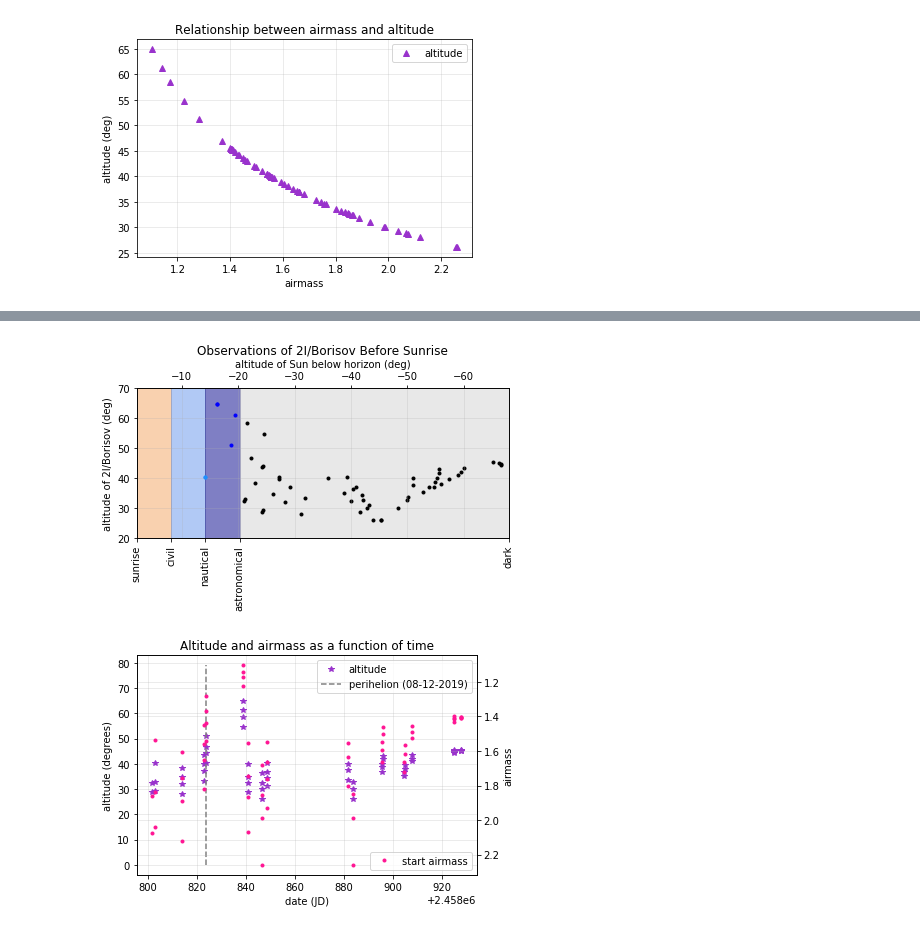
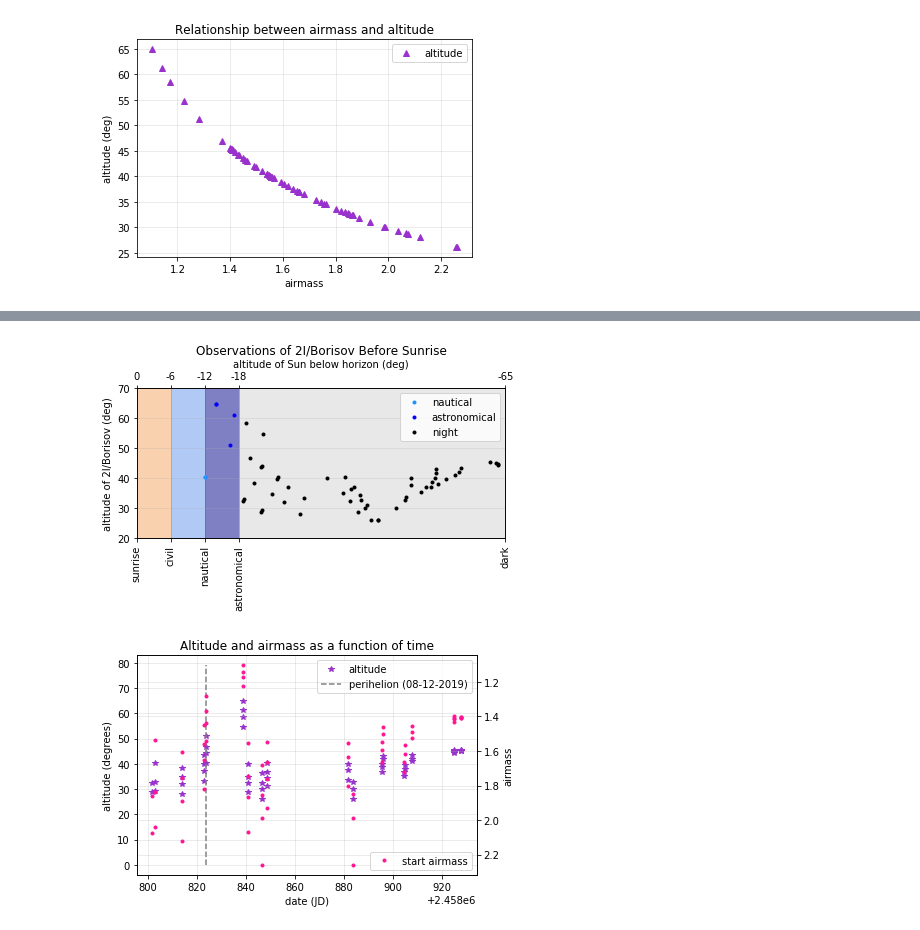
Before and after one commit to awesomecosmos/ASTR381-Research-Project, a Jupyter notebook: ASTR381-Research.ipynb, the cells around one changed output, grey strips where cells are left out. Drawn from its saved outputs; the diff is of its cells as text; code cells hidden in the pictures.

```diff
--- a/ASTR381-Research.ipynb
+++ b/ASTR381-Research.ipynb
@@ -429,23 +429,3 @@ array([-21.96319998, -18.78062788, -22.05068578, -18.89521257,
        -50.03993197, -51.89934861, -53.12517446, -54.49250644,
        -56.17250646, -56.76133819, -57.17345941, -63.72764447,
        -63.73810942, -63.37134386, -62.21421322])
-# %%
-# now we want to sort through the list and assign them to one of 4 categories:
-# nighttime observations, astronomical twilight observations, nautical twilight observations, civil twilight observations
-civil_alts = [] #0,-6
-nautical_alts = [] #-6,-12
-astronomical_alts = [] #-12,-18
-night_alts = []
-for i in altitudes:
-    if (i > -6 and i <= 0):
-        civil_alts.append(i)
-    elif (i > -12 and i <= -6):
-        nautical_alts.append(i)
-    elif (i > -19 and i <= -12):
-        astronomical_alts.append(i)
-    else:
-        night_alts.append(i)
-print(civil_alts)
-print(nautical_alts)
-print(astronomical_alts)
-print(night_alts)
@@ -499,44 +445,52 @@ plt.show()
 # %%
+# plot showing observations in relation to altitude of sun
+# first making a dictionary assigning 2I's altitude to the correponding to the Sun's altitude below the horizon
 alt_dict = {start_alt_angle[i]: altitudes[i] for i in range(len(altitudes))}
 comet_alt, sun_alt = zip(*sorted(alt_dict.items()))
 
+# plotting
 fig, ax = plt.subplots()
-for i in range(0,55):
+for i in range(0,55): #assigning a color to each twilight observation level
     if (sun_alt[i] > -6 and sun_alt[i] <= 0):
-        ax.plot(sun_alt[i],comet_alt[i],".")
+        ax.plot(sun_alt[i],comet_alt[i],".") # civil twilight
     elif (sun_alt[i] > -12 and sun_alt[i] <= -6):
-        ax.plot(sun_alt[i],comet_alt[i],".",color="dodgerblue")
+        ax.plot(sun_alt[i],comet_alt[i],".",color="dodgerblue") # nautical twilight
     elif (sun_alt[i] > -18 and sun_alt[i] <= -12):
-        ax.plot(sun_alt[i],comet_alt[i],".",color="blue")
+        ax.plot(sun_alt[i],comet_alt[i],".",color="blue") #astronomical twilight
     else:
-        ax.plot(sun_alt[i],comet_alt[i],".",color="black")
+        ax.plot(sun_alt[i],comet_alt[i],".",color="black") #nighttime
 
-ax.plot(sun_alt[37],comet_alt[37],".",color="dodgerblue",label="nautical")
+#overlapping points for each twilight for labels
+ax.plot(sun_alt[37],comet_alt[37],".",color="dodgerblue",label="nautical") #making
 ax.plot(sun_alt[-1],comet_alt[-1],".",color="blue",label="astronomical")
 ax.plot(sun_alt[0],comet_alt[0],".",color="black",label="night")
+plt.legend()
+# horizontal shaded bars for each twilight
 ax.axvspan(0, -6, alpha=0.5, color='sandybrown')
 ax.axvspan(-6, -12, alpha=0.5, color='cornflowerblue')
 ax.axvspan(-12, -18, alpha=0.5, color='darkblue')
 ax.axvspan(-18, -101, alpha=0.5, color='lightgrey')
 plt.xlim(-65,0)
 plt.ylim(20,70)
 plt.grid(alpha=0.3)
 ax2.set_xlabel('sky darkness')
 plt.ylabel('altitude of 2I/Borisov (deg)')
 plt.xticks([-65,-18,-12,-6,0],('dark', 'astronomical', 'nautical', 'civil', 'sunrise'),rotation=90)
 
 ax2 = ax.twiny()
 ax2.set_xlabel('altitude of Sun below horizon (deg)')
-ax2.plot(np.arange(-65,0,5),np.arange(-65,0,5),".",alpha=0)
+plt.xticks([-65,-18,-12,-6,0],('-65', '-18', '-12', '-6', '0'))
+plt.xlim(-65,0)
 
 ax.invert_xaxis()
 ax2.invert_xaxis()
 plt.grid(alpha=0.3)
 plt.title("Observations of 2I/Borisov Before Sunrise")
 plt.tight_layout()
+
 plt.savefig("altitude_twilights.png",dpi=900)
 # %% [output]
-[figure, old version]
+[figure, new version]
 # %%
 # making a plot for altitude/airmass vs time
 fig,ax1 = plt.subplots()
```
Also changed, not shown: parts of 5 cells of this notebook, 5 other files.
